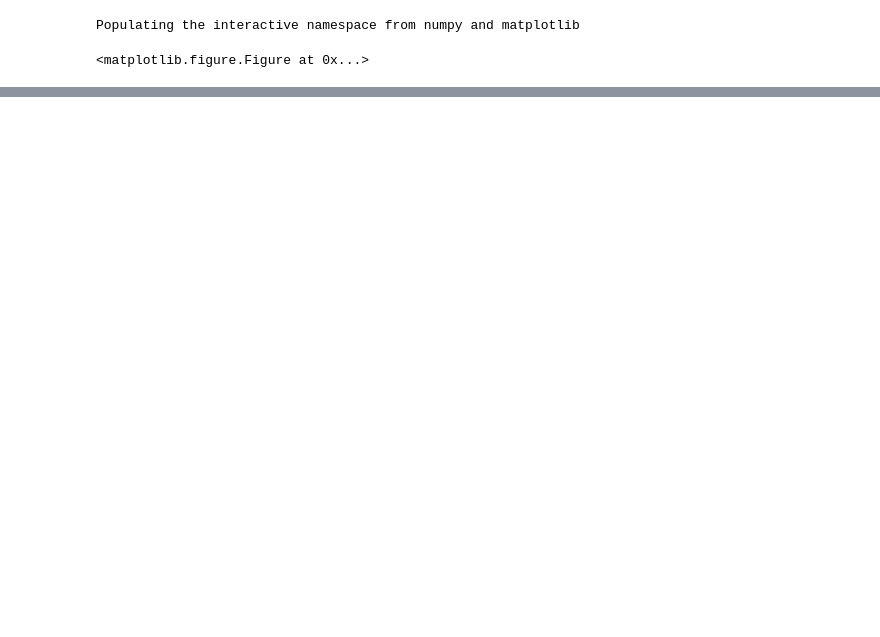
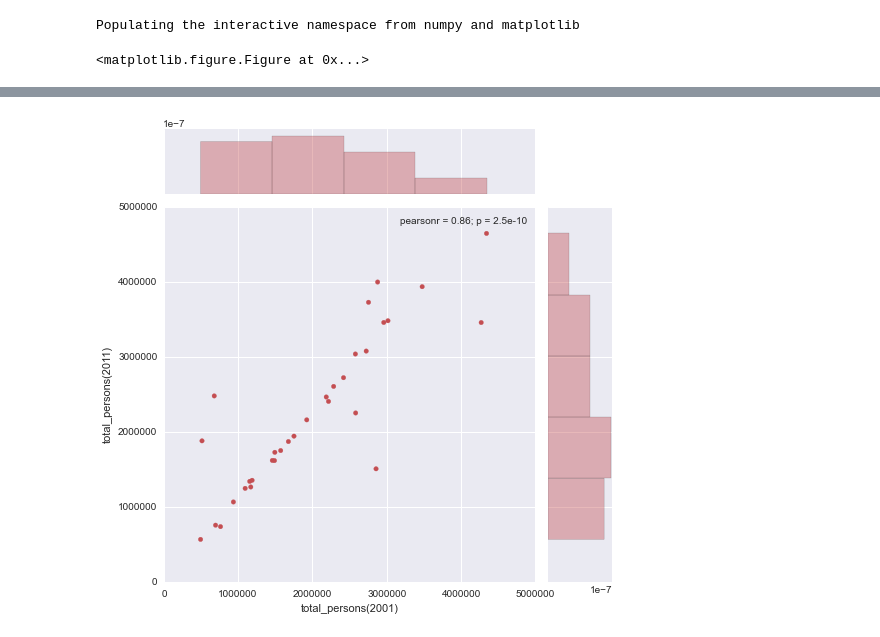
Before and after one commit to Dawny33/Data-Mining-and-ML, a Jupyter notebook: Intern Project/TN District Economy Analysis/TN District Economy Analysis.ipynb, the cells around one changed output, grey strips where cells are left out. Saved outputs shown, nothing was run; the diff lists cells and outputs as text; code cells hidden in the pictures; blank space fills up the shorter version.

```diff
--- a/Intern Project/TN District Economy Analysis/TN District Economy Analysis.ipynb
+++ b/Intern Project/TN District Economy Analysis/TN District Economy Analysis.ipynb
@@ -102,0 +143,9 @@ seaborn.kdeplot(df["gdp(2011)"], shade=True, color = "red", alpha = 0.3, linewid
+# %%
+sb.set(style="darkgrid")
+
+color = sb.color_palette()[2]
+g = sb.jointplot("total_persons(2001)", "total_persons(2011)", data=df,
+                  color=color, size=7)
+#g.ax_joint.set(xlim=(0, 70), ylim=(0, 12))
+# %% [output]
+[figure, added]
```
Also changed, not shown: parts of 24 cells of this notebook, 7 other files.
